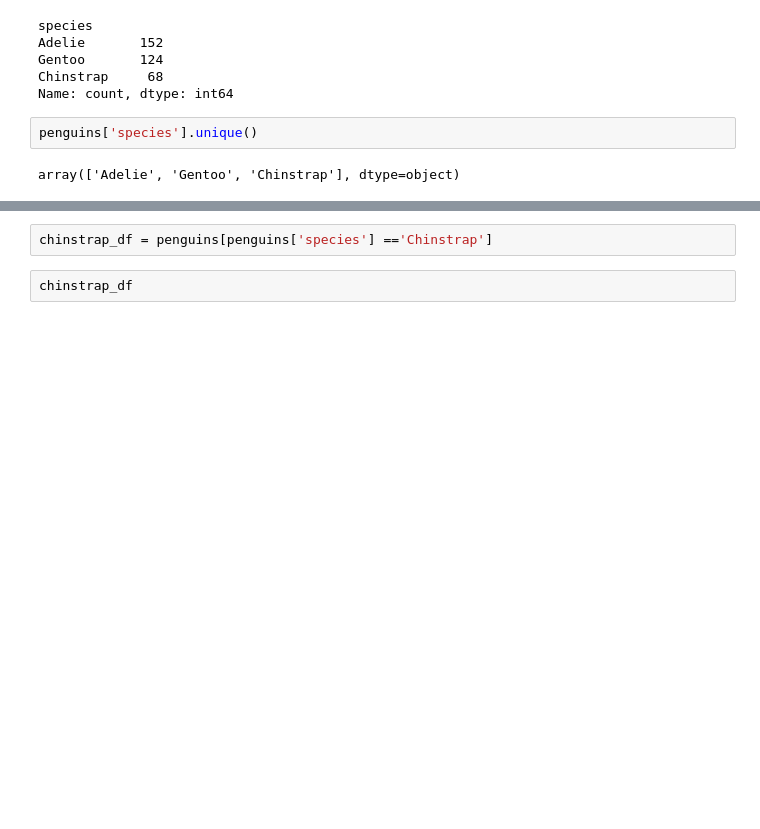
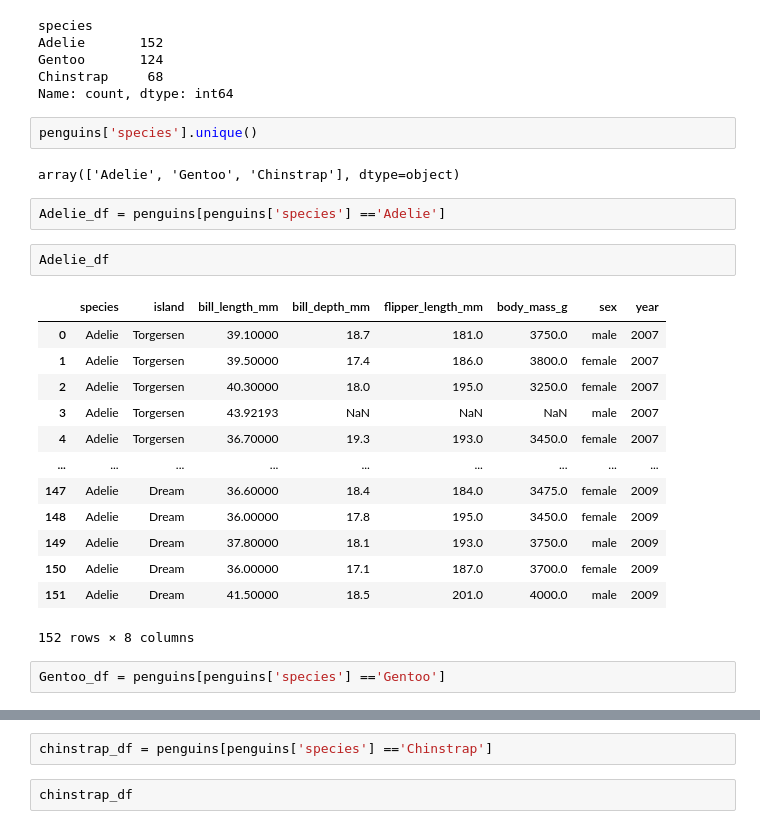
Before and after one commit to ShrlnH/ELEC03, a Jupyter notebook: ELEC03-3A/Activity1.ipynb, the cells around one changed output, grey strips where cells are left out. Saved outputs shown, nothing was run; the diff lists cells and outputs as text; blank space fills up the shorter version.

```diff
--- a/ELEC03-3A/Activity1.ipynb
+++ b/ELEC03-3A/Activity1.ipynb
@@ -99,3 +99,23 @@ Name: count, dtype: int64
 penguins['species'].unique()
 # %% [output]
 array(['Adelie', 'Gentoo', 'Chinstrap'], dtype=object)
+# %%
+Adelie_df = penguins[penguins['species'] =='Adelie']
+# %%
+Adelie_df
+# %% [output]
+|  | species | island | bill_length_mm | bill_depth_mm | flipper_length_mm | body_mass_g | sex | year |
+| 0 | Adelie | Torgersen | 39.10000 | 18.7 | 181.0 | 3750.0 | male | 2007 |
+| 1 | Adelie | Torgersen | 39.50000 | 17.4 | 186.0 | 3800.0 | female | 2007 |
+| 2 | Adelie | Torgersen | 40.30000 | 18.0 | 195.0 | 3250.0 | female | 2007 |
+| 3 | Adelie | Torgersen | 43.92193 | NaN | NaN | NaN | male | 2007 |
+| 4 | Adelie | Torgersen | 36.70000 | 19.3 | 193.0 | 3450.0 | female | 2007 |
+| ... | ... | ... | ... | ... | ... | ... | ... | ... |
+| 147 | Adelie | Dream | 36.60000 | 18.4 | 184.0 | 3475.0 | female | 2009 |
+| 148 | Adelie | Dream | 36.00000 | 17.8 | 195.0 | 3450.0 | female | 2009 |
+| 149 | Adelie | Dream | 37.80000 | 18.1 | 193.0 | 3750.0 | male | 2009 |
+| 150 | Adelie | Dream | 36.00000 | 17.1 | 187.0 | 3700.0 | female | 2009 |
+| 151 | Adelie | Dream | 41.50000 | 18.5 | 201.0 | 4000.0 | male | 2009 |
+152 rows × 8 columns
+# %%
+Gentoo_df = penguins[penguins['species'] =='Gentoo']
```
Also changed, not shown: parts of 12 cells of this notebook.
